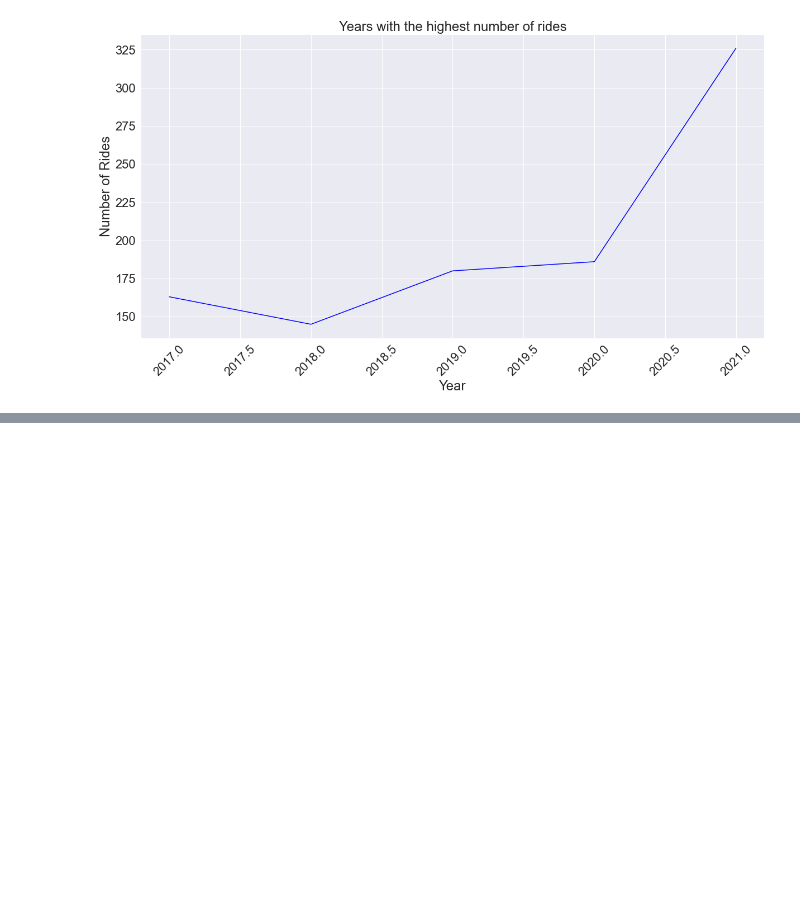
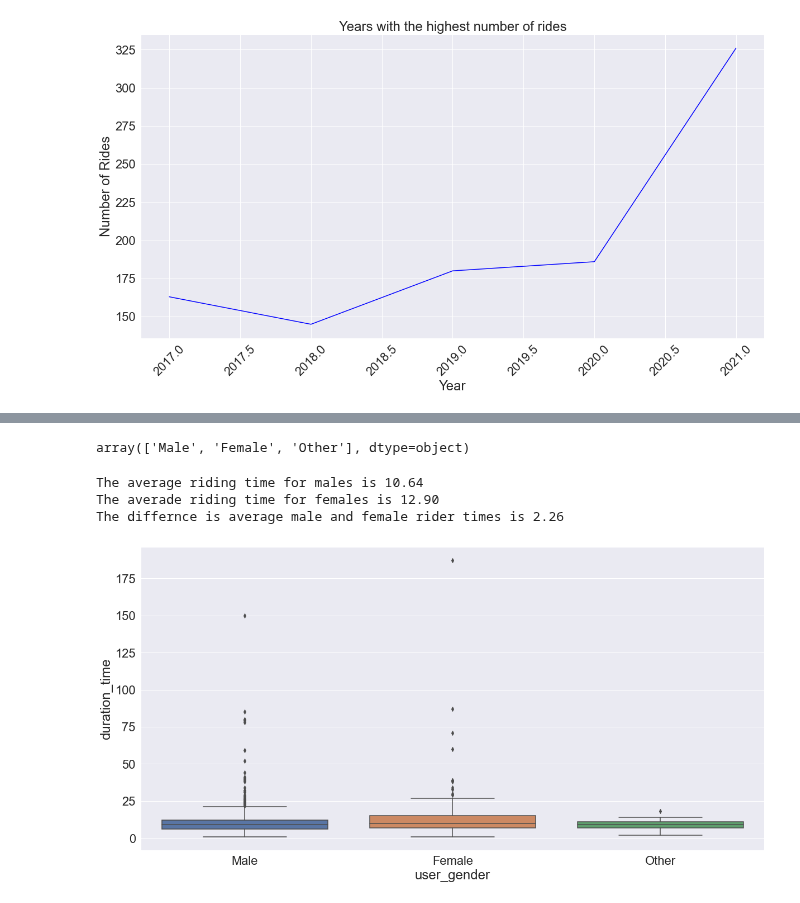
Before and after one commit to joeelorm/Projects, a Jupyter notebook: Data Cleaning/Data Cleaning.ipynb, the cells around one changed output, grey strips where cells are left out. Drawn from its saved outputs; the diff is of its cells as text; code cells hidden in the pictures; blank space fills up the shorter version.

```diff
--- a/Data Cleaning/Data Cleaning.ipynb
+++ b/Data Cleaning/Data Cleaning.ipynb
@@ -901,0 +908,28 @@ plt.show()
+# %%
+ride_sharing_1000['user_gender'].unique()
+# %% [output]
+array(['Male', 'Female', 'Other'], dtype=object)
+# %%
+#Duration times based on gender
+male_rider_times = ride_sharing_1000[ride_sharing_1000['user_gender'] == 'Male']['duration_time']
+female_rider_times = ride_sharing_1000[ride_sharing_1000['user_gender'] == 'Female']['duration_time']
+
+#The average of the duration times
+mean_male_rider_times = np.mean(male_rider_times)
+mean_female_rider_times = np.mean(female_rider_times)
+
+print('The average riding time for males is {:.2f}'.format(mean_male_rider_times))
+print('The averade riding time for females is {:.2f}'.format(mean_female_rider_times))
+
+mean_difference = mean_female_rider_times - mean_male_rider_times
+print('The differnce is average male and female rider times is ' + str(round(mean_difference, 2)))
+# %% [output]
+The average riding time for males is 10.64
+The averade riding time for females is 12.90
+The differnce is average male and female rider times is 2.26
+# %%
+plt.figure(figsize = (20, 10))
+sns.boxplot(data = ride_sharing_1000, x = 'user_gender', y = 'duration_time')
+plt.show()
+# %% [output]
+[figure, added]
```
Also changed, not shown: parts of 1 cell of this notebook.
